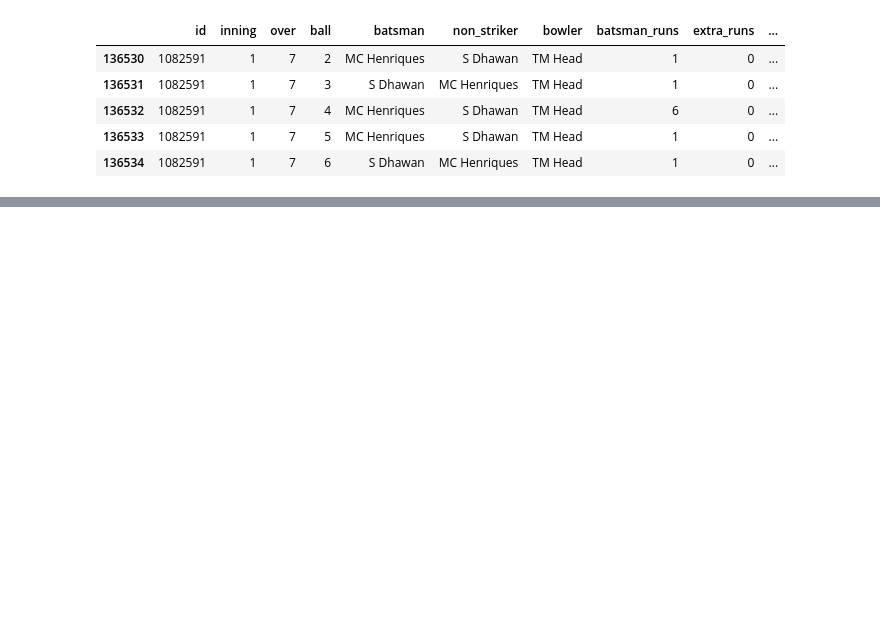
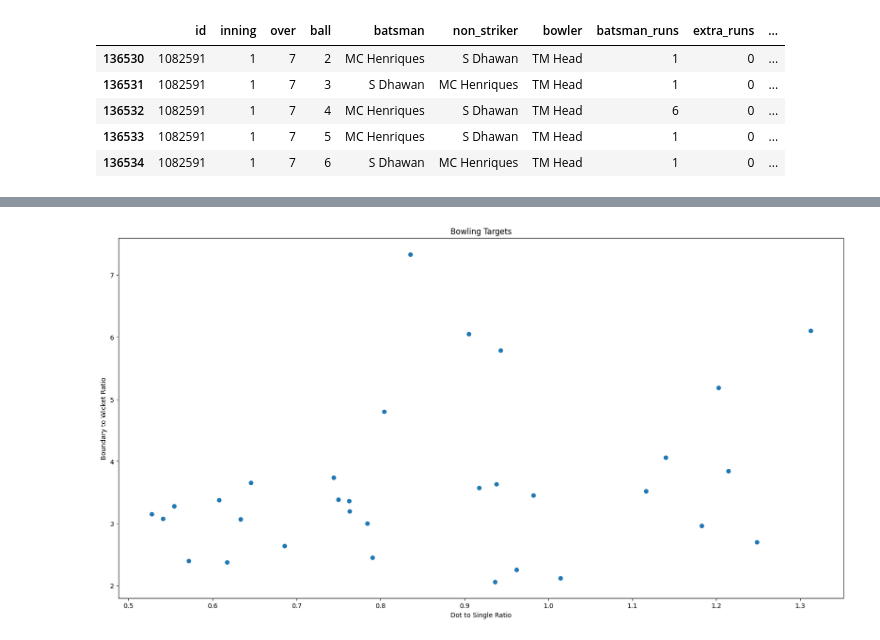
Before and after one commit to TallyDurant/Sports-Analytics-, a Jupyter notebook: IPL.ipynb, the cells around one changed output, grey strips where cells are left out. Cells and saved outputs as stored; diff of their text form; code cells hidden in the pictures; blank space fills up the shorter version.

```diff
--- a/IPL.ipynb
+++ b/IPL.ipynb
@@ -307,0 +305,12 @@ ValueError: ignored
+# %%
+# build a plot which plots the ratio of dot_count to 1_count on the x axis and the ratio of boundary_count to wicket_count on the y axis
+# add the name of the bowler as the label for each point
+
+plt.figure(figsize=(20,10))
+plt.scatter(Bowling_Targets['dot_count']/Bowling_Targets['1_count'], Bowling_Targets['boundary_count']/Bowling_Targets['wicket_count'])
+plt.xlabel('Dot to Single Ratio')
+plt.ylabel('Boundary to Wicket Ratio')
+plt.title('Bowling Targets')
+plt.show()
+# %% [output]
+[figure, added]
```
Also changed, not shown: parts of 58 cells of this notebook.
